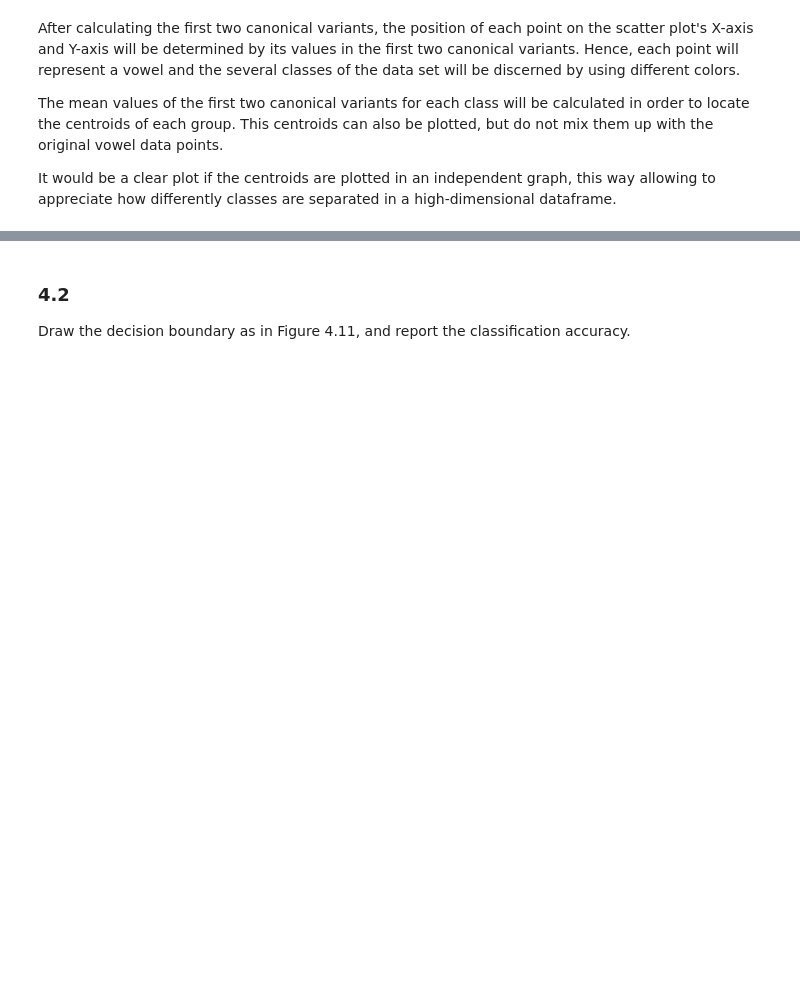
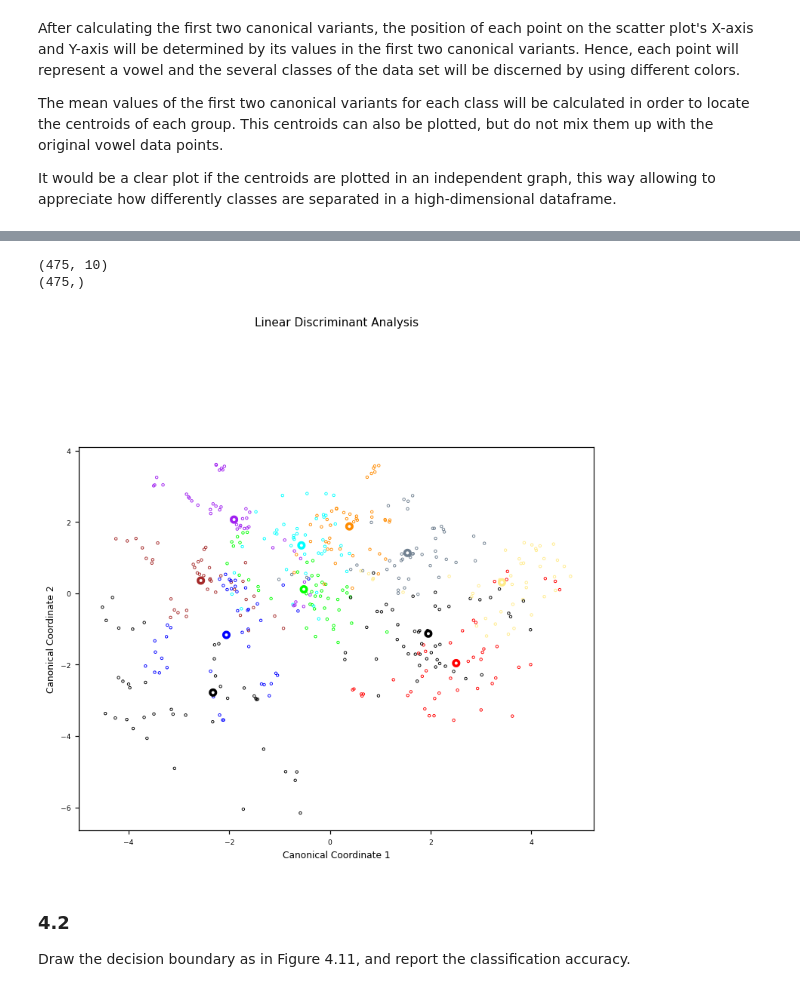
Before and after one commit to ferriitoo/MATH-569-Statistical-Learning, a Jupyter notebook: MATH_569_Julen_Ferro_HW3.ipynb, the cells around one changed output, grey strips where cells are left out. Cells and saved outputs as stored; diff of their text form; code cells hidden in the pictures; blank space fills up the shorter version.

```diff
--- a/MATH_569_Julen_Ferro_HW3.ipynb
+++ b/MATH_569_Julen_Ferro_HW3.ipynb
@@ -349,3 +373,63 @@ ValueError: n_components cannot be larger than min(n_features, n_classes - 1).
+# %%
+import pandas as pd
+import numpy as np
+import matplotlib.pyplot as plt
+from sklearn.discriminant_analysis import LinearDiscriminantAnalysis
+from sklearn.model_selection import train_test_split
+
+# Load the vowel dataset
+path = 'https://raw.githubusercontent.com/ferriitoo/csv/main/'
+
+df = pd.read_csv(path + 'vowel.train.txt', sep=',')
+
+
+X = df.drop('row.names', axis = 1)
+X = X.drop('y', axis = 1)
+y = df['y']
+y = (df.y - 1).values
+
+
+X_train, X_test, y_train, y_test = train_test_split(X, y, test_size = 0.1, random_state=104, shuffle=True)
+# %%
+lda = LinearDiscriminantAnalysis(n_components=2).fit(X_train, y_train)
+print(X_train.shape)
+print(y_train.shape)
+
+
+# Use Linear Discriminant Analysis (LDA) to reduce dimensionality of the training data
+X_reduced = lda.transform(X_train)
+
+# Compute the means of each class in the transformed space
+means = lda.transform(lda.means_)
+
+# Define an array of colors for each class label
+colors = np.array([
+    '#000000', '#0000FF', '#A52A2A', '#A020F0', '#FF8C00', '#00FFFF',
+    '#708090', '#FFEC8B', '#000000', '#FF0000', '#00FF00'])
+
+# Create a scatter plot of the transformed data
+fig, ax = plt.subplots(figsize=(8, 6), dpi=110)
+ax.scatter(X_reduced[:, 0], X_reduced[:, 1], facecolors='none',
+           edgecolors=colors[y_train], s=5, linewidth=0.6)
+
+# Add the means of each class to the scatter plot
+ax.scatter(means[:, 0], means[:, 1], facecolors='none', edgecolors=colors,
+           s=5, linewidth=5)
+
+# Set the font size for the tick labels
+for i in ax.get_yticklabels() + ax.get_xticklabels():
+    i.set_fontsize(6)
+
+# Add a title to the plot
+ax.text(-1.5, 7.5, 'Linear Discriminant Analysis', fontsize=10)
+
+# Add labels to the x and y axes
+ax.set_xlabel('Canonical Coordinate 1', fontsize=8)
+_ = ax.set_ylabel('Canonical Coordinate 2', fontsize=8)
+# %% [output]
+(475, 10)
+(475,)
+[figure, added]
 # %% [markdown]
 ### 4.2
 
```
Also changed, not shown: parts of 19 cells of this notebook.
